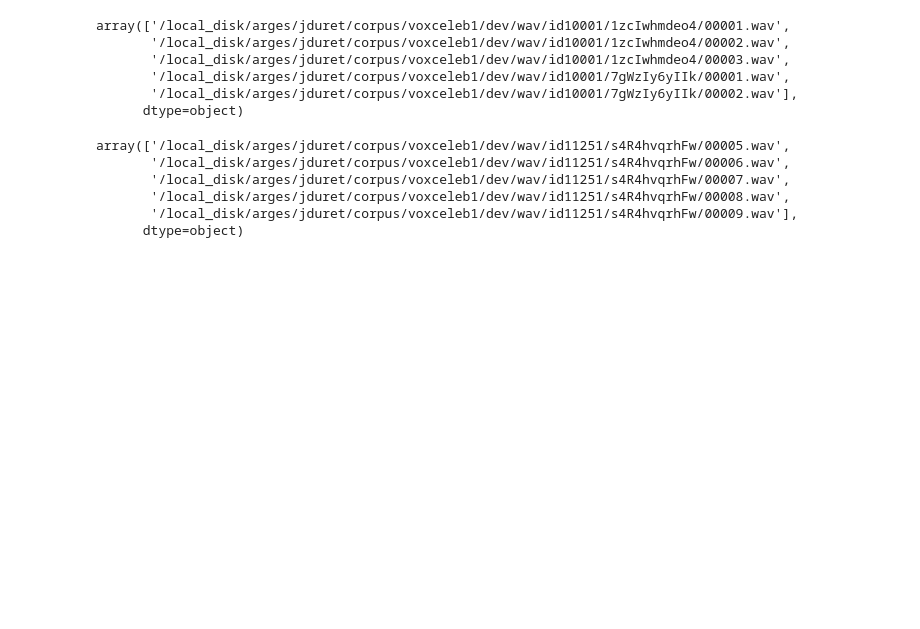
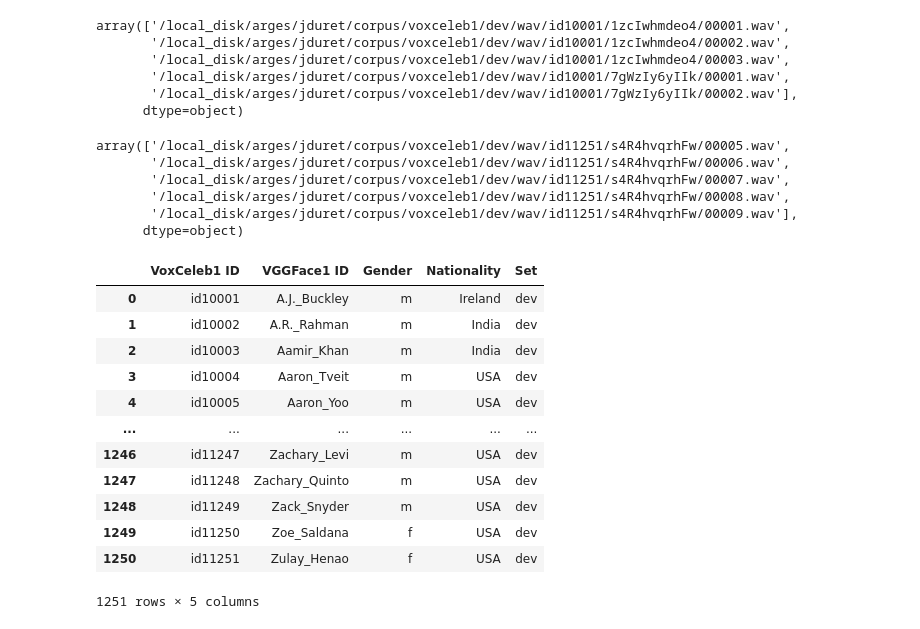
Before and after one commit to MichelMarieLamah13/BA-LR, a Jupyter notebook: explanability.ipynb, the cells around one changed output. Saved outputs shown, nothing was run; the diff lists cells and outputs as text; code cells hidden in the pictures; blank space fills up the shorter version.

```diff
--- a/explanability.ipynb
+++ b/explanability.ipynb
@@ -64,3 +84,21 @@ array(['/local_disk/arges/jduret/corpus/voxceleb1/dev/wav/id11251/s4R4hvqrhFw/00
        '/local_disk/arges/jduret/corpus/voxceleb1/dev/wav/id11251/s4R4hvqrhFw/00008.wav',
        '/local_disk/arges/jduret/corpus/voxceleb1/dev/wav/id11251/s4R4hvqrhFw/00009.wav'],
       dtype=object)
+# %%
+meta_vox1 = pd.read_csv("data/voxceleb1.csv", sep='\t')
+# %%
+meta_vox1
+# %% [output]
+|  | VoxCeleb1 ID | VGGFace1 ID | Gender | Nationality | Set |
+| 0 | id10001 | A.J._Buckley | m | Ireland | dev |
+| 1 | id10002 | A.R._Rahman | m | India | dev |
+| 2 | id10003 | Aamir_Khan | m | India | dev |
+| 3 | id10004 | Aaron_Tveit | m | USA | dev |
+| 4 | id10005 | Aaron_Yoo | m | USA | dev |
+| ... | ... | ... | ... | ... | ... |
+| 1246 | id11247 | Zachary_Levi | m | USA | dev |
+| 1247 | id11248 | Zachary_Quinto | m | USA | dev |
+| 1248 | id11249 | Zack_Snyder | m | USA | dev |
+| 1249 | id11250 | Zoe_Saldana | f | USA | dev |
+| 1250 | id11251 | Zulay_Henao | f | USA | dev |
+1251 rows × 5 columns
```
Also changed, not shown: parts of 25 cells of this notebook, 5 other files.
